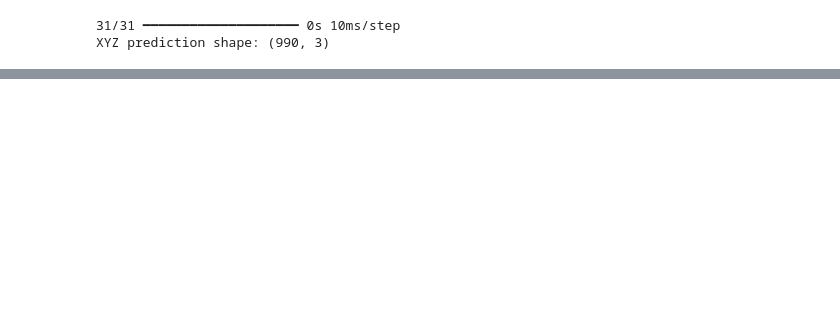
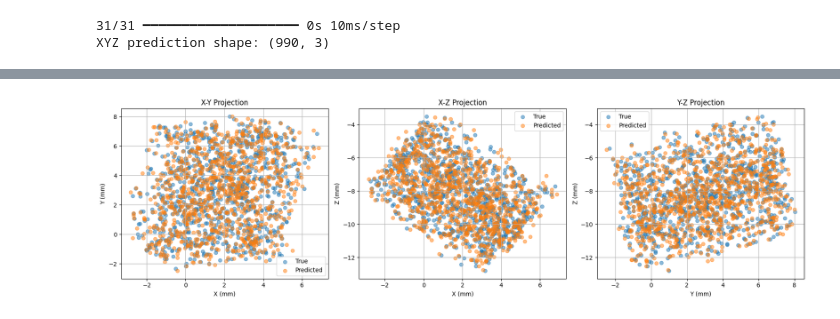
Before and after one commit to mw2304/SummerProject2026, a Jupyter notebook: testing2dplane.ipynb, the cells around one changed output, grey strips where cells are left out. Saved outputs shown, nothing was run; the diff lists cells and outputs as text; code cells hidden in the pictures; blank space fills up the shorter version.

```diff
--- a/testing2dplane.ipynb
+++ b/testing2dplane.ipynb
@@ -656,0 +814,17 @@ for coordinate, index, mae_val in figures:
+# %%
+fig, axes = plt.subplots(1, 3, figsize=(17, 5))
+projections = [(0, 1, "X", "Y"), (0, 2, "X", "Z"), (1, 2, "Y", "Z")]
+
+for ax, (i, j, xname, yname) in zip(axes, projections):
+    ax.scatter(y_test_plane2d[:, i], y_test_plane2d[:, j], alpha=0.5, label="True")
+    ax.scatter(xyz_pred_plane2d[:, i], xyz_pred_plane2d[:, j], alpha=0.5, label="Predicted")
+    ax.set_xlabel(f"{xname} (mm)")
+    ax.set_ylabel(f"{yname} (mm)")
+    ax.set_title(f"{xname}-{yname} Projection")
+    ax.legend()
+    ax.grid(True)
+
+plt.tight_layout()
+plt.show()
+# %% [output]
+[figure, added]
```
Also changed, not shown: parts of 11 cells of this notebook.
